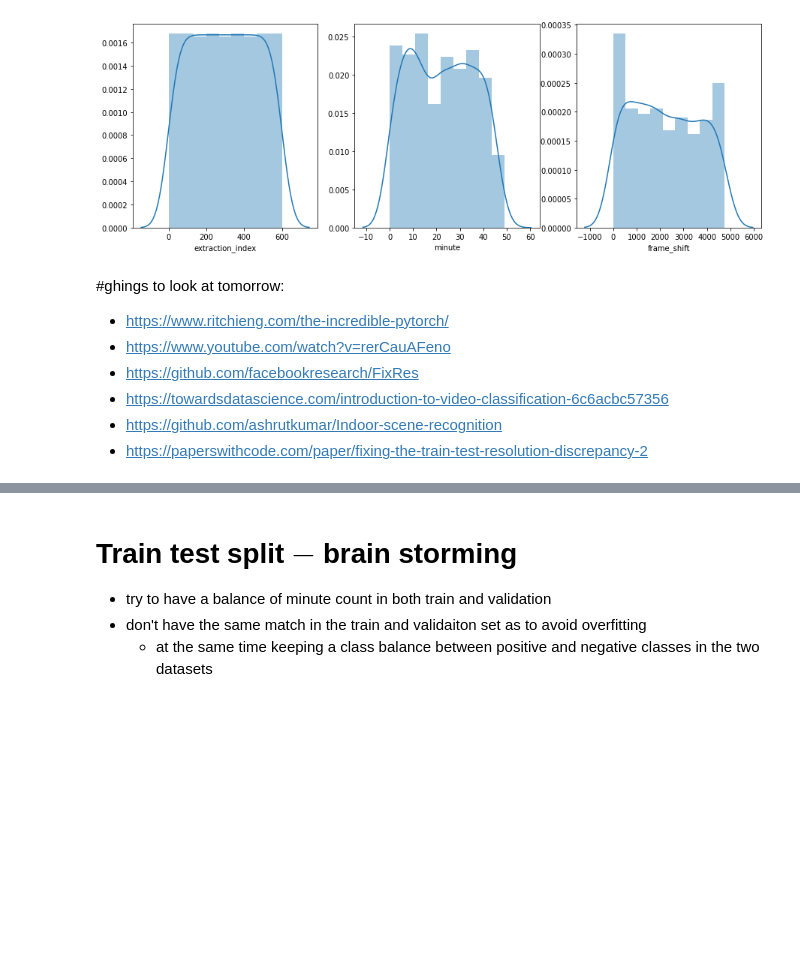
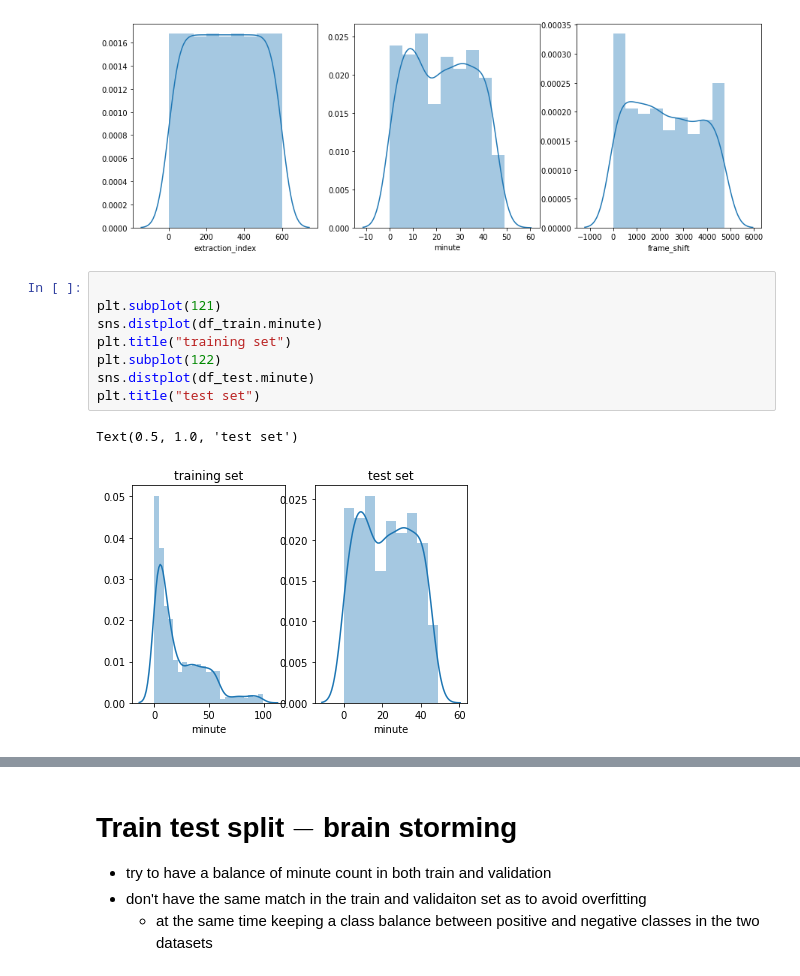
Before and after one commit to Ostyk/respo.vision, a Jupyter notebook: data_inspection.ipynb, the cells around one changed output, grey strips where cells are left out. Saved outputs shown, nothing was run; the diff lists cells and outputs as text; blank space fills up the shorter version.

```diff
--- a/data_inspection.ipynb
+++ b/data_inspection.ipynb
@@ -131,14 +131,17 @@ sns.distplot(df_test.frame_shift)
 # %% [output]
 <matplotlib.axes._subplots.AxesSubplot at 0x...>
 [figure]
-# %% [markdown]
-#ghings to look at tomorrow:
-* https://www.ritchieng.com/the-incredible-pytorch/
-* https://www.youtube.com/watch?v=rerCauAFeno
-* https://github.com/facebookresearch/FixRes
-* https://towardsdatascience.com/introduction-to-video-classification-6c6acbc57356
-* https://github.com/ashrutkumar/Indoor-scene-recognition
-* https://paperswithcode.com/paper/fixing-the-train-test-resolution-discrepancy-2
+# %%
+
+plt.subplot(121)
+sns.distplot(df_train.minute)
+plt.title("training set")
+plt.subplot(122)
+sns.distplot(df_test.minute)
+plt.title("test set")
+# %% [output]
+Text(0.5, 1.0, 'test set')
+[figure, added]
 # %% [markdown]
 
 <img src="docs/img.jpeg" width=800 height=400 />
```
Also changed, not shown: parts of 3 cells of this notebook, 8 other files.
